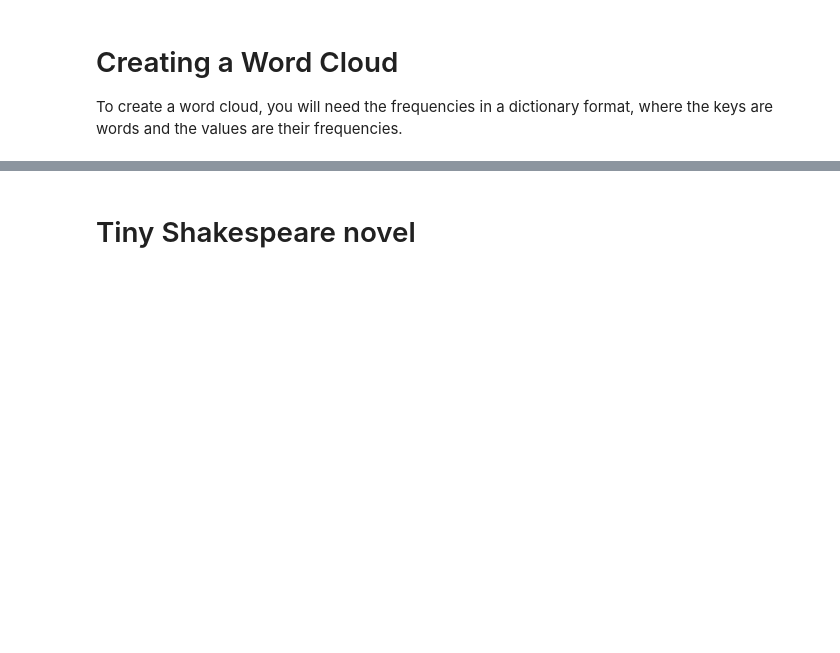
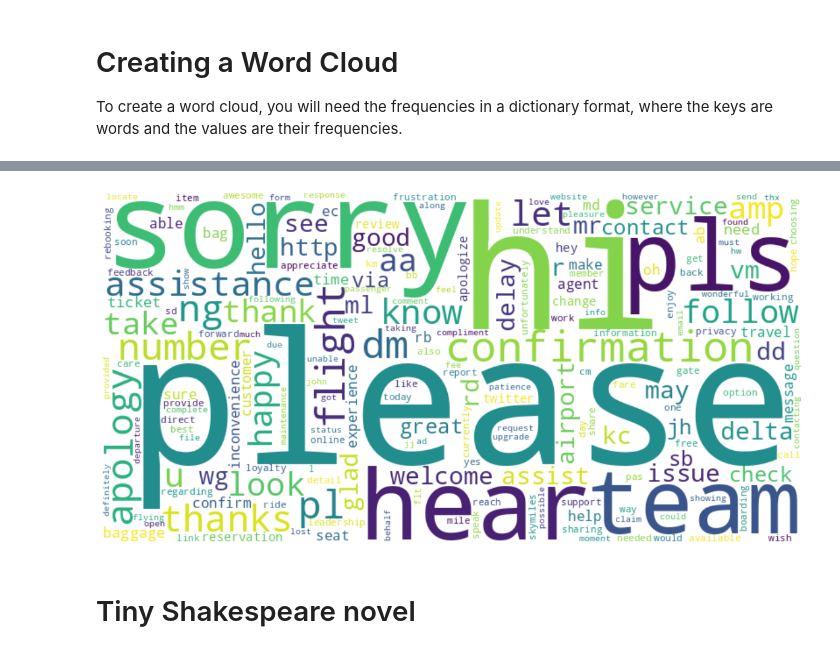
Before and after one commit to ChiaoYunTing/Text-Analytics, a Jupyter notebook: Lecture2.ipynb, the cells around one changed output, grey strips where cells are left out. Drawn from its saved outputs; the diff is of its cells as text; code cells hidden in the pictures; blank space fills up the shorter version.

```diff
--- a/Lecture2.ipynb
+++ b/Lecture2.ipynb
@@ -175,3 +298,19 @@ Conduct frequency analysis with `oct_delta.csv` file.
+# %%
+from wordcloud import WordCloud
+
+# Creating a dictionary for word cloud
+word_freq_dict = dict(sorted_word_counts)
+
+# Creating word cloud
+wordcloud = WordCloud(width = 800, height = 400, background_color ='white').generate_from_frequencies(word_freq_dict)
+
+# Displaying the word cloud
+plt.figure(figsize=(15, 8))
+plt.imshow(wordcloud, interpolation='bilinear')
+plt.axis('off')  # Turn off axis numbers and ticks
+plt.show()
+# %% [output]
+[figure, added]
 # %% [markdown]
 # Tiny Shakespeare novel
 # %% [markdown]
```
Also changed, not shown: parts of 22 cells of this notebook.
